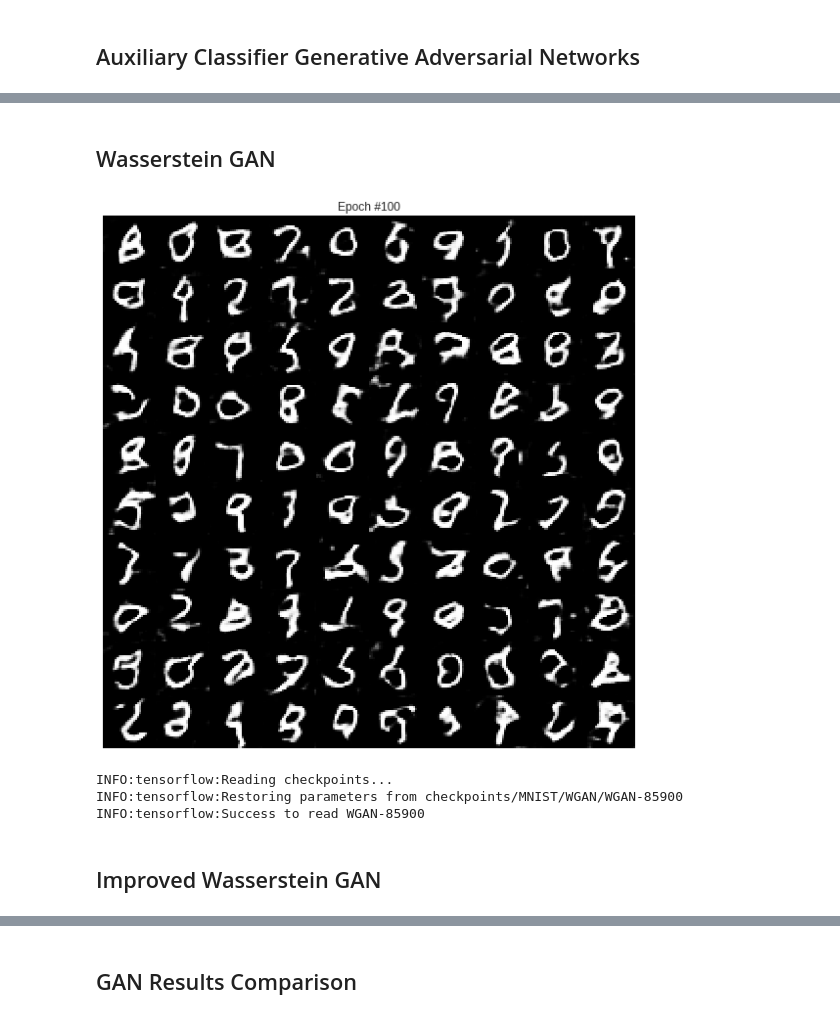
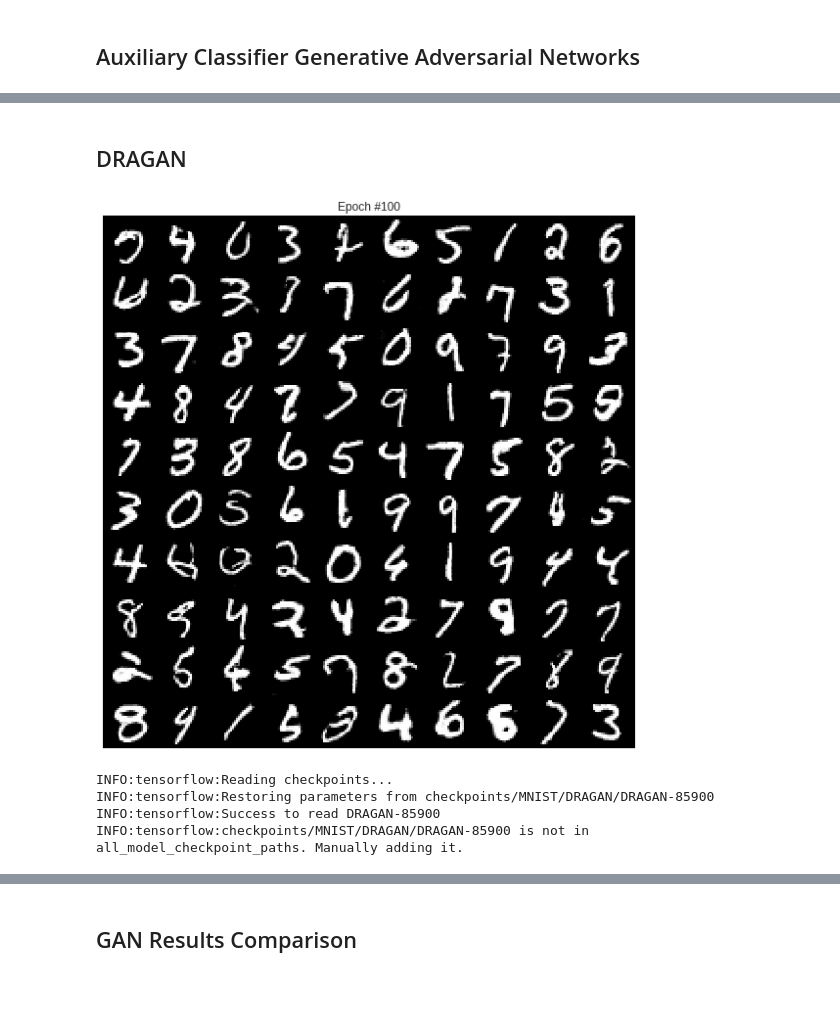
Before and after one commit to shaform/DeepNetworks, a Jupyter notebook: notebooks/GAN - MNIST.ipynb, the cells around one changed output, grey strips where cells are left out. Saved outputs shown, nothing was run; the diff lists cells and outputs as text; code cells hidden in the pictures; blank space fills up the shorter version.

```diff
--- a/notebooks/GAN - MNIST.ipynb
+++ b/notebooks/GAN - MNIST.ipynb
@@ -145,7 +149,8 @@ def save_and_sample(checkpoint_dir, sample_fn):
 # %% [markdown]
 ## Vanilla Generative Adversarial Networks
 # %%
-from deep_networks.models.gan import GAN, ConvDiscriminator, ResizeConvGenerator, ConvTransposeGenerator
+from deep_networks.models.gan import GAN
+from deep_networks.models.blocks import ConvDiscriminator, SubpixelConvGenerator
 
 with tf.Graph().as_default():
     with tf.Session() as sess:
@@ -158,11 +163,10 @@ with tf.Graph().as_default():
                   num_examples=mnist_num_examples,
                   output_shape=mnist_output_shape,
                   batch_size=mnist_batch_size,
-                  generator_cls=ResizeConvGenerator,
+                  generator_cls=SubpixelConvGenerator,
                   discriminator_cls=ConvDiscriminator,
-                  z_dim=32,
-                  g_dim=32,
-                  d_dim=32)
+                  reg_const=0.0,
+                  z_dim=32)
         gan._trange = tnrange
         gan.init_saver(tf.train.Saver(max_to_keep=None))
 
@@ -222,11 +226,10 @@ with tf.Graph().as_default():
                     num_classes=10,
                     output_shape=mnist_output_shape,
                     batch_size=mnist_batch_size,
-                    generator_cls=acgan.ResizeConvGenerator,
-                    discriminator_cls=acgan.ConvDiscriminator,
-                    z_dim=32,
-                    g_dim=32,
-                    d_dim=32)
+                    generator_cls=SubpixelConvGenerator,
+                    discriminator_cls=ConvDiscriminator,
+                    reg_const=0.0,
+                    z_dim=32)
         gan._trange = tnrange
         gan.init_saver(tf.train.Saver(max_to_keep=None))
 
@@ -255,48 +259,45 @@ INFO:tensorflow:Success to read ACGAN-85900
-# %% [markdown]
-## Wasserstein GAN
+# %% [markdown]
+## DRAGAN
 # %%
-from deep_networks.models import wgan
+from deep_networks.models.dragan import DRAGAN
 
 with tf.Graph().as_default():
     with tf.Session() as sess:
         samples = []
         sample_step = [i * mnist_num_batches for i in (1, 10, 40, 70, 100)]
         data, _ = get_mnist_data()
 
-        gan = wgan.WGAN(sess,
-                  data,
-                  num_examples=mnist_num_examples,
-                  output_shape=mnist_output_shape,
-                  batch_size=mnist_batch_size,
-                  generator_cls=ResizeConvGenerator,
-                  discriminator_cls=ConvDiscriminator,
-                  z_dim=32,
-                  g_dim=32,
-                  d_dim=32)
+        gan = DRAGAN(sess,
+                     data,
+                     num_examples=mnist_num_examples,
+                     output_shape=mnist_output_shape,
+                     batch_size=mnist_batch_size,
+                     generator_cls=SubpixelConvGenerator,
+                     discriminator_cls=ConvDiscriminator,
+                     reg_const=0.0,
+                     z_dim=32)
         gan._trange = tnrange
         gan.init_saver(tf.train.Saver(max_to_keep=None))
 
         coord = tf.train.Coordinator()
         threads = tf.train.start_queue_runners(coord=coord)
 
         sample_fn = sample_GAN(samples, mnist_num_batches)
         resume_step = sample_and_load(gan, sample_step, mnist_checkpoint_dir, sample_fn)
-
         gan.train(num_epochs=100,
                   log_dir=mnist_log_dir,
                   checkpoint_dir=mnist_checkpoint_dir,
                   resume_step=resume_step,
                   sample_step=sample_step,
                   save_step=None,
                   sample_fn=save_and_sample(mnist_checkpoint_dir, sample_fn))
 
         coord.request_stop()
         coord.join(threads)
-        mnist_samples['WGAN'] = samples
+        mnist_samples['DRAGAN'] = samples
 # %% [output]
-[figure, old version]
+[figure, new version]
 INFO:tensorflow:Reading checkpoints...
-INFO:tensorflow:Restoring parameters from checkpoints/MNIST/WGAN/WGAN-85900
-INFO:tensorflow:Success to read WGAN-85900
+INFO:tensorflow:Restoring parameters from checkpoints/MNIST/DRAGAN/DRAGAN-85900
+INFO:tensorflow:Success to read DRAGAN-85900
+INFO:tensorflow:checkpoints/MNIST/DRAGAN/DRAGAN-85900 is not in all_model_checkpoint_paths. Manually adding it.
-# %% [markdown]
-## Improved Wasserstein GAN
```
Also changed, not shown: parts of 8 cells of this notebook, 3 other files.
